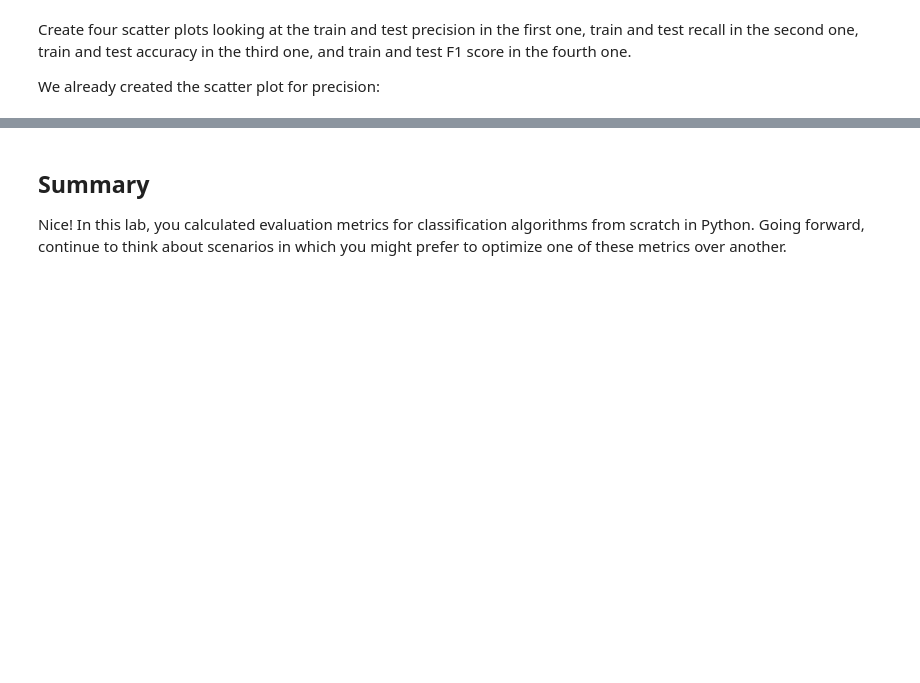
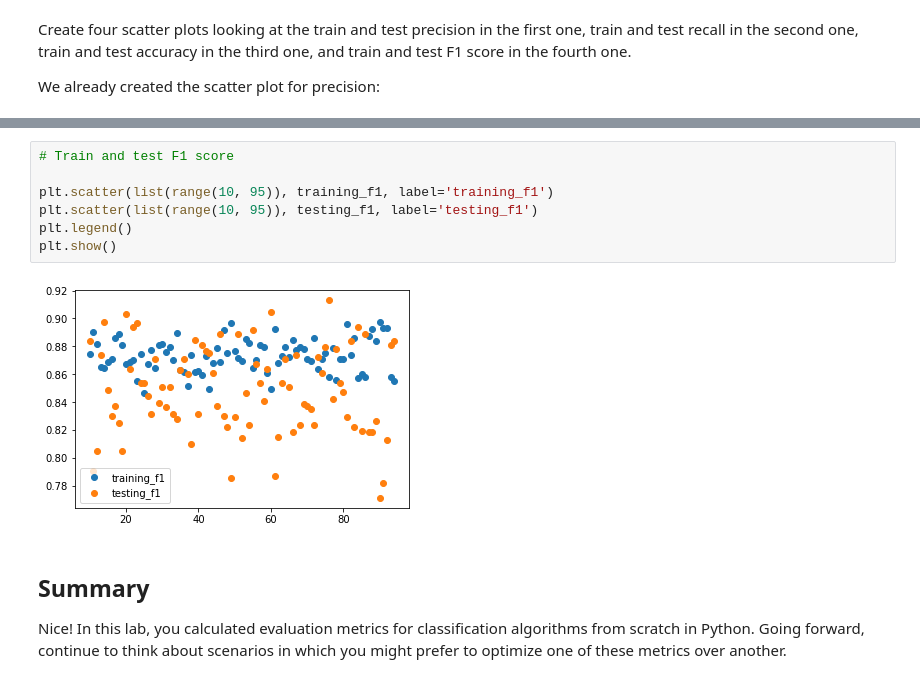
Before and after one commit to Pamela-Chebii/dsc-evaluating-logistic-regression-models-lab, a Jupyter notebook: index.ipynb, the cells around one changed output, grey strips where cells are left out. Cells and saved outputs as stored; diff of their text form; blank space fills up the shorter version.

```diff
--- a/index.ipynb
+++ b/index.ipynb
@@ -166,3 +268,12 @@ plt.show()
+# %%
+# Train and test F1 score
+
+plt.scatter(list(range(10, 95)), training_f1, label='training_f1')
+plt.scatter(list(range(10, 95)), testing_f1, label='testing_f1')
+plt.legend()
+plt.show()
+# %% [output]
+[figure, added]
 # %% [markdown]
 ## Summary
 
```
Also changed, not shown: parts of 19 cells of this notebook.
